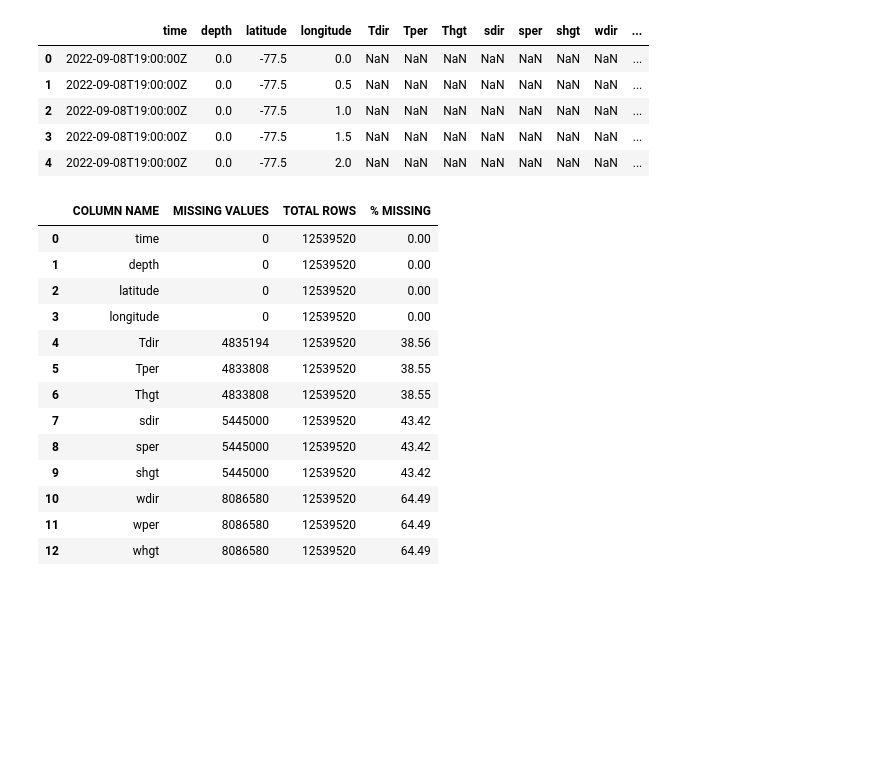
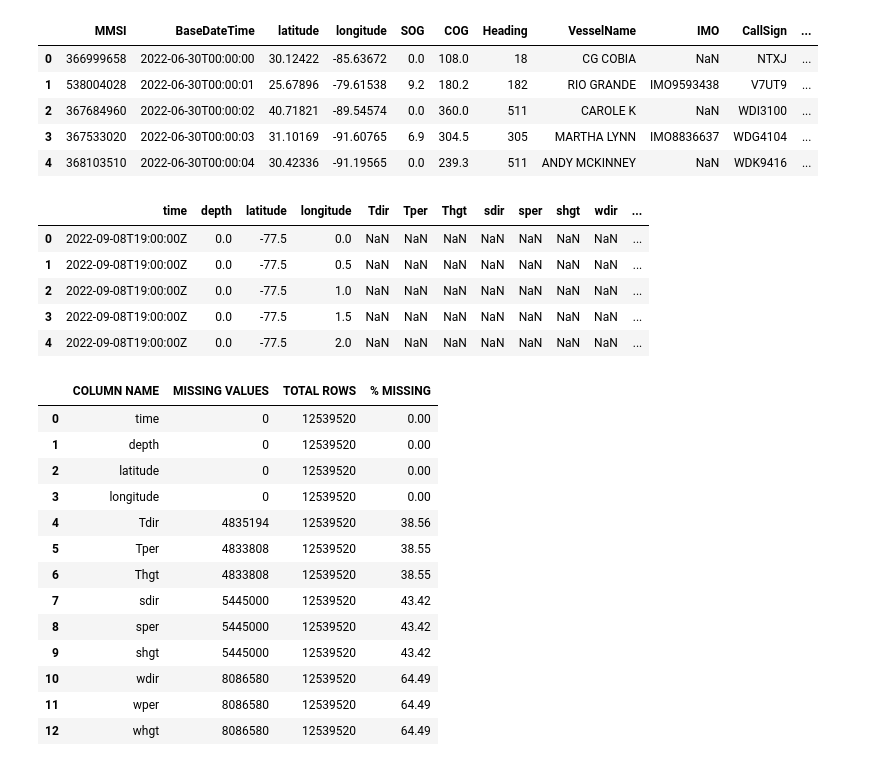
Before and after one commit to Pratit23/Oil-Spill-Prediction-AIS, a Jupyter notebook: ML_Project.ipynb, the cells around one changed output. Cells and saved outputs as stored; diff of their text form; code cells hidden in the pictures; blank space fills up the shorter version.

```diff
--- a/ML_Project.ipynb
+++ b/ML_Project.ipynb
@@ -13,6 +16,18 @@ df_list = (pd.read_csv(file).iloc[1:] for file in csv_files)
 
 # Concatenate all DataFrames
 weather_data = pd.concat(df_list, ignore_index=True)
+# %%
+# importing AIS dataset here
+df_ais = pd.read_csv("./MarineTraffic/AIS_2022_06_30.csv")
+df_ais.rename(columns={'LAT': 'latitude', 'LON': 'longitude'}, inplace=True)
+df_ais.head()
+# %% [output]
+|  | MMSI | BaseDateTime | latitude | longitude | SOG | COG | Heading | VesselName | IMO | CallSign | ... |
+| 0 | 366999658 | 2022-06-30T00:00:00 | 30.12422 | -85.63672 | 0.0 | 108.0 | 18 | CG COBIA | NaN | NTXJ | ... |
+| 1 | 538004028 | 2022-06-30T00:00:01 | 25.67896 | -79.61538 | 9.2 | 180.2 | 182 | RIO GRANDE | IMO9593438 | V7UT9 | ... |
+| 2 | 367684960 | 2022-06-30T00:00:02 | 40.71821 | -89.54574 | 0.0 | 360.0 | 511 | CAROLE K | NaN | WDI3100 | ... |
+| 3 | 367533020 | 2022-06-30T00:00:03 | 31.10169 | -91.60765 | 6.9 | 304.5 | 305 | MARTHA LYNN | IMO8836637 | WDG4104 | ... |
+| 4 | 368103510 | 2022-06-30T00:00:04 | 30.42336 | -91.19565 | 0.0 | 239.3 | 511 | ANDY MCKINNEY | NaN | WDK9416 | ... |
 # %%
 weather_data.head()
 # %% [output]
```
Also changed, not shown: parts of 10 cells of this notebook.
